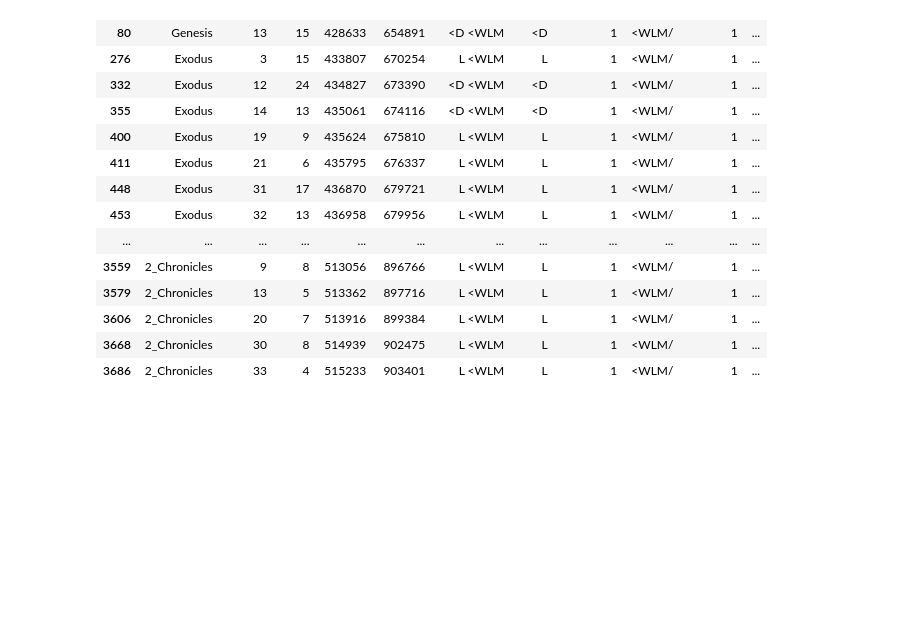
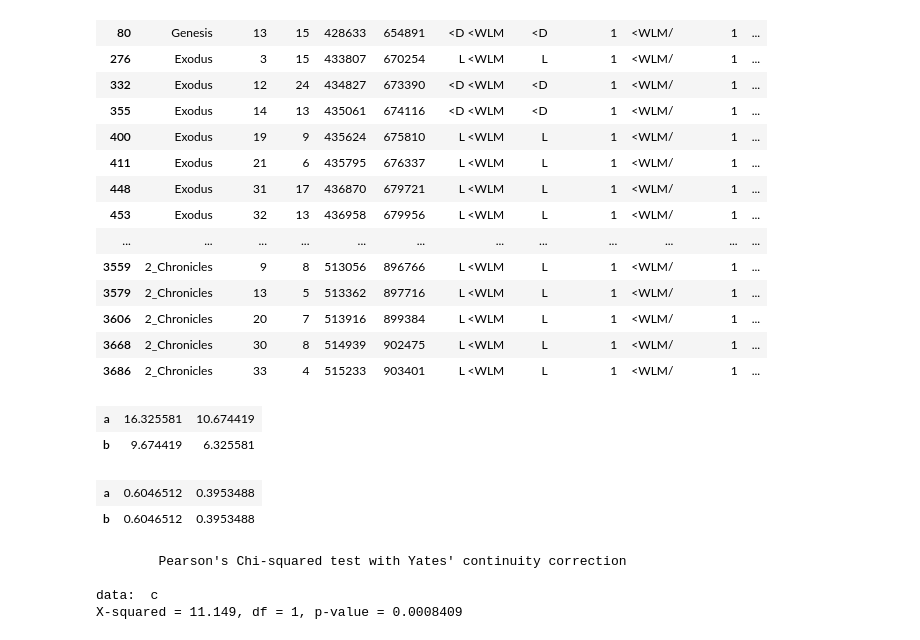
Before and after one commit to codykingham/Verb_in_Biblical_Hebrew, a Jupyter notebook: data_analysis/time_phrase_analysis.ipynb, the cells around one changed output. Saved outputs shown, nothing was run; the diff lists cells and outputs as text; code cells hidden in the pictures; blank space fills up the shorter version.

```diff
--- a/data_analysis/time_phrase_analysis.ipynb
+++ b/data_analysis/time_phrase_analysis.ipynb
@@ -603,3 +651,31 @@ impf impv infc perf wayq weqt    ø
 | 3606 | 2_Chronicles | 20 | 7 | 513916 | 899384 | L <WLM | L | 1 | <WLM/ | 1 | ... |
 | 3668 | 2_Chronicles | 30 | 8 | 514939 | 902475 | L <WLM | L | 1 | <WLM/ | 1 | ... |
 | 3686 | 2_Chronicles | 33 | 4 | 515233 | 903401 | L <WLM | L | 1 | <WLM/ | 1 | ... |
+# %%
+# toy example for X^2 test
+
+a  <- c(22, 5)
+b <- c(4, 12)
+
+c  <- rbind(a, b)
+
+chisq.test(c)$expected
+# %% [output]
+| a | 16.325581 | 10.674419 |
+| b | 9.674419 | 6.325581 |
+# %%
+# transformed to proportions
+
+prop.table(chisq.test(c)$expected, 1)
+# %% [output]
+| a | 0.6046512 | 0.3953488 |
+| b | 0.6046512 | 0.3953488 |
+# %%
+# perform to X^2 test
+
+chisq.test(c)
+# %% [output]
+        Pearson's Chi-squared test with Yates' continuity correction
+
+data:  c
+X-squared = 11.149, df = 1, p-value = 0.0008409
```
Also changed, not shown: parts of 5 cells of this notebook.
